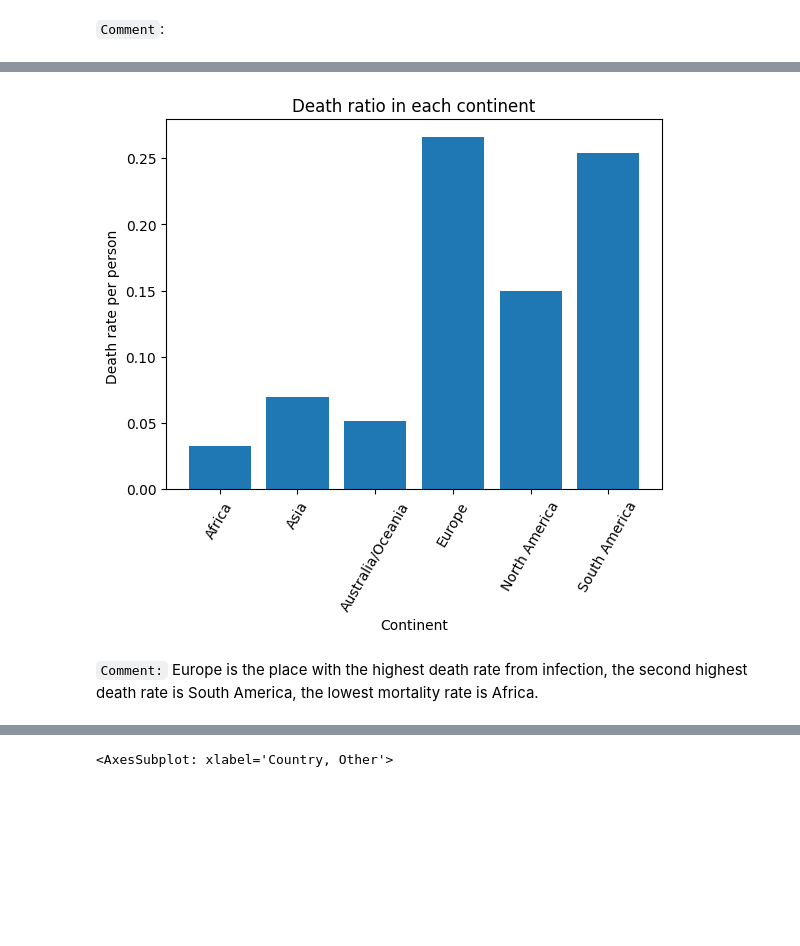
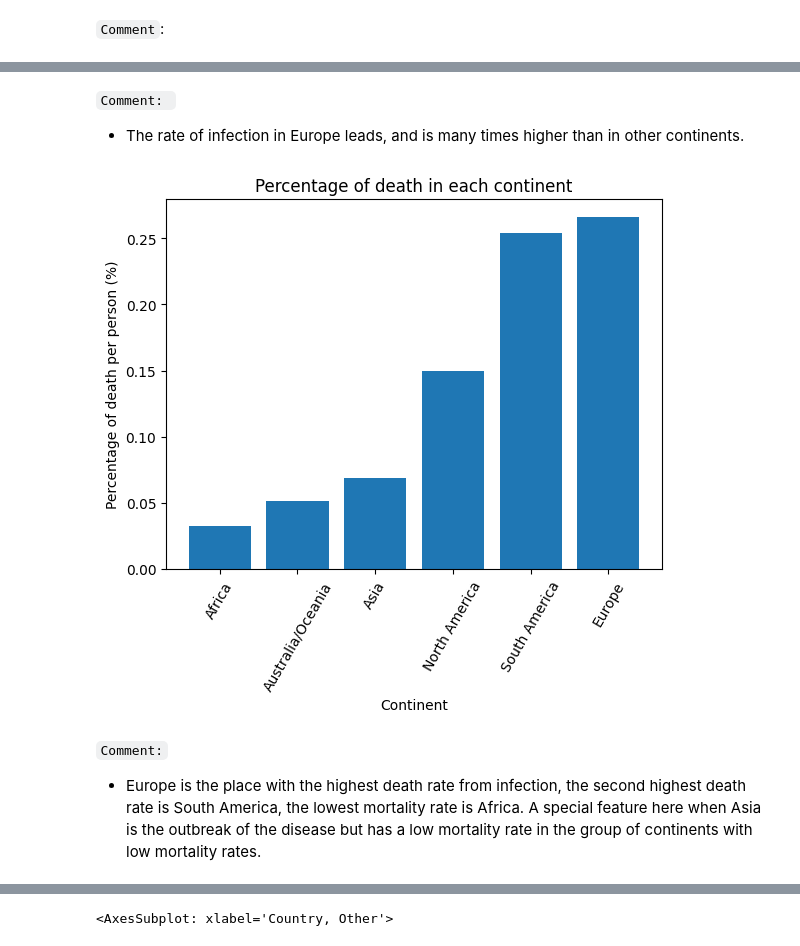
Before and after one commit to TQ-Ba0/Data-Vis, a Jupyter notebook: lab1/Data-Vis.ipynb, the cells around one changed output, grey strips where cells are left out. Drawn from its saved outputs; the diff is of its cells as text; code cells hidden in the pictures; blank space fills up the shorter version.

```diff
--- a/lab1/Data-Vis.ipynb
+++ b/lab1/Data-Vis.ipynb
@@ -14,10 +14,9 @@ import seaborn as sns
 # %% [markdown]
 ## Read data from CSV file
 # %%
-df = pd.read_csv("2023-02-16.csv")
+df = pd.read_csv("2023-02-20.csv")
 # df = pd.read_csv(f"{date.today()}.csv")
 df = df.drop(df.columns[0], axis=1)
-# df = df.astype({df.columns[i]:'Int64' for i in range(1,len(columns)-1)})
 df
 # %% [output]
 |  | Country, Other | Total Cases | Total Deaths | Total Recovered | Active Cases | Serious, Critical | 1M pop | ... |
@@ -222,20 +265,25 @@ plt.show()
+# %% [markdown]
+`Comment: `
+- The rate of infection in Europe leads, and is many times higher than in other continents.
 # %%
 newDf2 = df[['Deaths/ 1M pop','Continent']]
 ContinentForDeath = newDf2.dropna().groupby('Continent').mean().astype(int).apply(lambda x: x/pow(10,4))
 ContinentForDeath.rename(columns = {'Deaths/ 1M pop':'Death rate per person'}, inplace = True)
+ContinentForDeath = ContinentForDeath.sort_values('Death rate per person')
 # %%
 fig, ax = plt.subplots()
 continents1 = list(ContinentForDeath.index)
 numCon1 = np.arange(0,len(continents1))
 raito = ContinentForDeath['Death rate per person'].values
-ax.bar(continents,raito)
-ax.set_ylabel('Death rate per person ')
+ax.bar(continents1,raito)
+ax.set_ylabel('Percentage of death per person (%)')
 ax.set_xlabel('Continent')
-ax.set_title('Death ratio in each continent')
+ax.set_title('Percentage of death in each continent')
 plt.xticks(numCon1,continents1,rotation = 60)
 plt.show()
 # %% [output]
-[figure, old version]
+[figure, new version]
 # %% [markdown]
-`Comment:` Europe is the place with the highest death rate from infection, the second highest death rate is South America, the lowest mortality rate is Africa.
+`Comment:`
+- Europe is the place with the highest death rate from infection, the second highest death rate is South America, the lowest mortality rate is Africa. A special feature here when Asia is the outbreak of the disease but has a low mortality rate in the group of continents with low mortality rates.
 # %%
```
Also changed, not shown: parts of 66 cells of this notebook, 5 other files.
